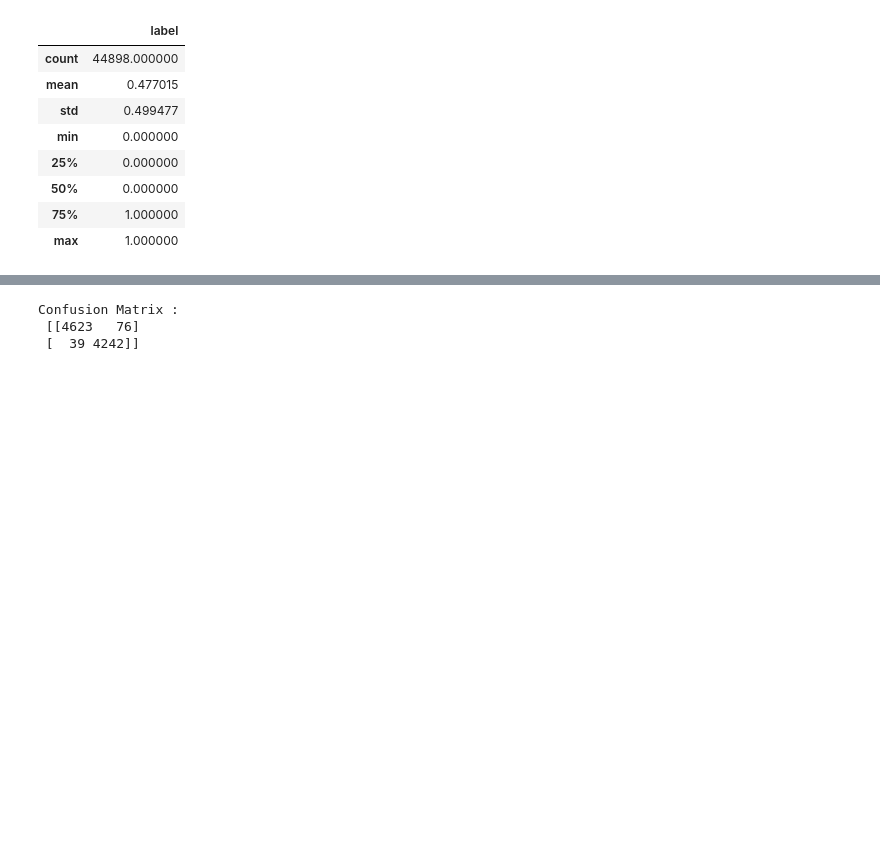
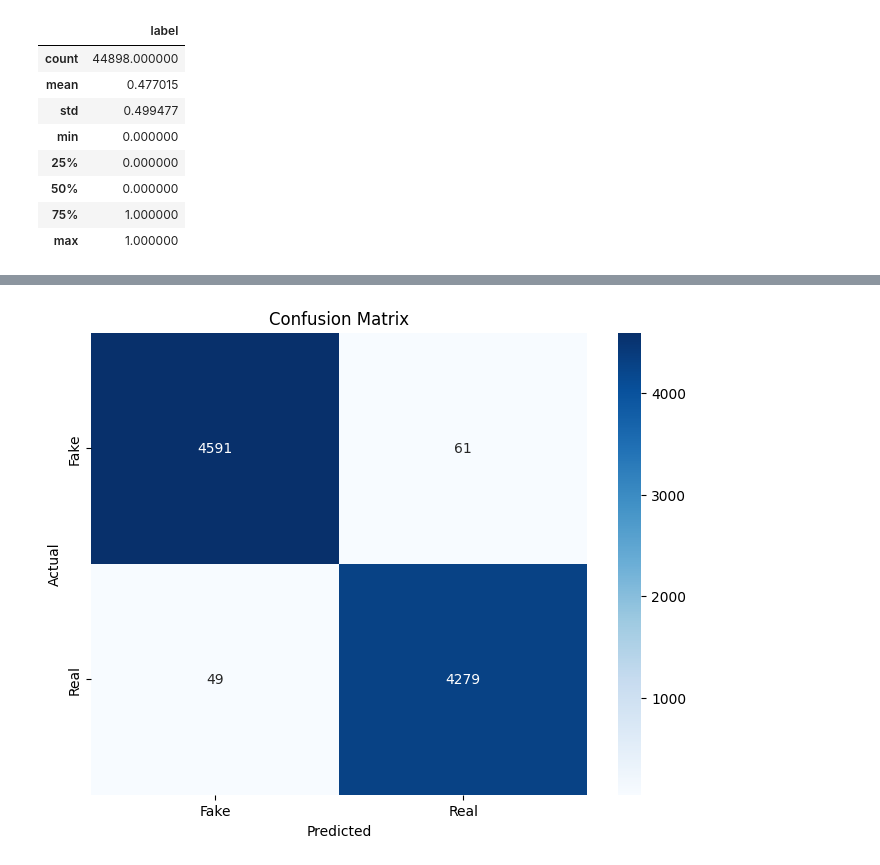
Before and after one commit to abdallah-mo/Ai-projects, a Jupyter notebook: Classification Project/Fake News Prediction.ipynb, the cells around one changed output, grey strips where cells are left out. Drawn from its saved outputs; the diff is of its cells as text; code cells hidden in the pictures; blank space fills up the shorter version.

```diff
--- a/Classification Project/Fake News Prediction.ipynb
+++ b/Classification Project/Fake News Prediction.ipynb
@@ -85,7 +89,8 @@ news_dataset.describe()
 | 75% | 1.000000 |
 | max | 1.000000 |
 # %%
-# Spliting features and target
-X = news_dataset.drop(columns="label", axis=1)
-Y = news_dataset["label"]
+news_dataset["content"] = news_dataset["title"] + " " + news_dataset["text"]
+
+X = news_dataset["content"].values
+Y = news_dataset["label"].values
 # %%
@@ -148,3 +124,6 @@ Stemming completed in 5418.26 seconds
 # %%
-print(news_dataset["content"])
+vectorizer = TfidfVectorizer(max_features=5000)
+X = vectorizer.fit_transform(X)
+
+print(f"Vectorized data shape: {X.shape}")
 # %% [output]
@@ -174,3 +140,5 @@ X_train, X_test, Y_train, Y_test = train_test_split(X, Y, test_size=0.2, random_
 # %%
-# training the model
-model = LogisticRegression()
+# Model training
+model = LogisticRegression(max_iter=1000)
+
+model.fit(X_train, Y_train)
@@ -188,9 +170,12 @@ Accuracy score of the test data :  0.9871937639198218
 # %%
-#confusion matrix
+# Visualize confusion matrix
 cm = confusion_matrix(Y_test, X_test_prediction)
-print("Confusion Matrix : \n", cm)
+plt.figure(figsize=(8, 6))
+sns.heatmap(cm, annot=True, fmt='d', cmap='Blues', xticklabels=['Fake', 'Real'], yticklabels=['Fake', 'Real'])
+plt.title('Confusion Matrix')
+plt.ylabel('Actual')
+plt.xlabel('Predicted')
+plt.show()
 # %% [output]
-Confusion Matrix :
- [[4623   76]
- [  39 4242]]
+[figure, added]
 # %%
```
Also changed, not shown: parts of 20 cells of this notebook.
